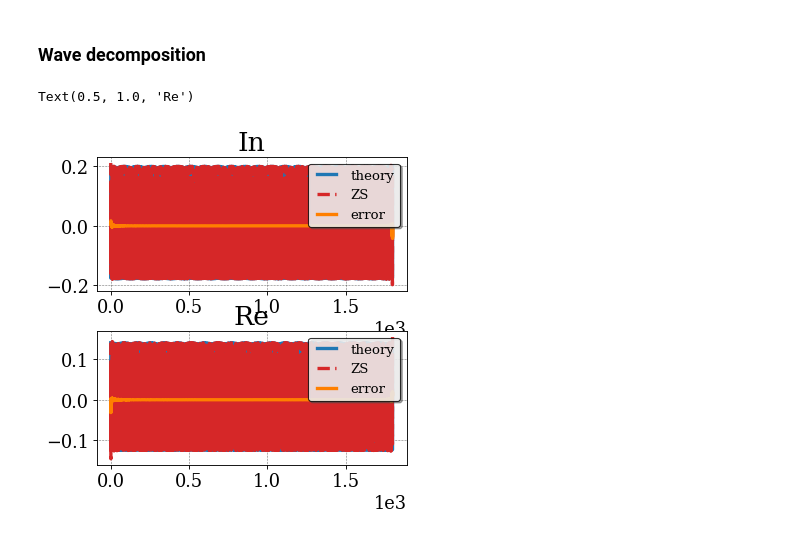
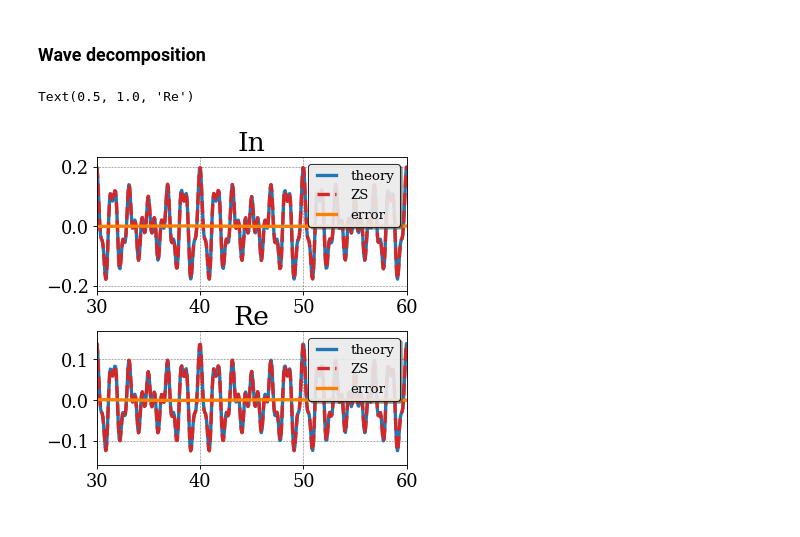
Before and after one commit to Deltares-research/wave-toolbox, a Jupyter notebook: docs/source/wave_analysis.ipynb, the cells around one changed output. Saved outputs shown, nothing was run; the diff lists cells and outputs as text; code cells hidden in the pictures.

```diff
--- a/docs/source/wave_analysis.ipynb
+++ b/docs/source/wave_analysis.ipynb
@@ -248,33 +248,33 @@ for ii in range(len(x)):
         zs_in[:, ii] = zs_in[:, ii] + A[kk] * np.cos(2 * np.pi * fp[kk] * t - k * x[ii])
         zs_re[:, ii] = zs_re[:, ii] + R * A[kk] * np.cos(
             2 * np.pi * fp[kk] * t + k * x[ii]
         )
 
 WHM01 = dwt.Series(t, zs[:, 0])
 WHM02 = dwt.Series(t, zs[:, 1])
 WHM03 = dwt.Series(t, zs[:, 2])
 WHM04 = dwt.Series(t, zs[:, 3])
 WHM05 = dwt.Series(t, zs[:, 4])
 
 xTimeIn_lin, xTimeRe_lin = dwt.cores.core_wave_decomposition_linear.decompose_linear_ZS_series(
     [WHM01, WHM02, WHM03, WHM04, WHM05], h, x, np.ones_like(x), detLim=0.125
 )
 
 plt.figure()
 plt.subplot(2, 1, 1)
 plt.plot(t, zs_in[:, 0])
 plt.plot(t, xTimeIn_lin.xTime, "--")
 plt.plot(t, xTimeIn_lin.xTime - zs_in[:, 0], "-")
 plt.legend(["theory", "ZS", "error"])
-plt.xlim([0, 600])
+plt.xlim([30, 60])
 plt.title("In")
 plt.subplot(2, 1, 2)
 plt.plot(t, zs_re[:, 0])
 plt.plot(t, xTimeRe_lin.xTime, "--")
 plt.plot(t, xTimeRe_lin.xTime - zs_re[:, 0], "-")
 plt.legend(["theory", "ZS", "error"])
-plt.xlim([0, 600])
+plt.xlim([30, 60])
 plt.title("Re")
 # %% [output]
 Text(0.5, 1.0, 'Re')
-[figure, old version]
+[figure, new version]
```
Also changed, not shown: parts of 6 cells of this notebook.
